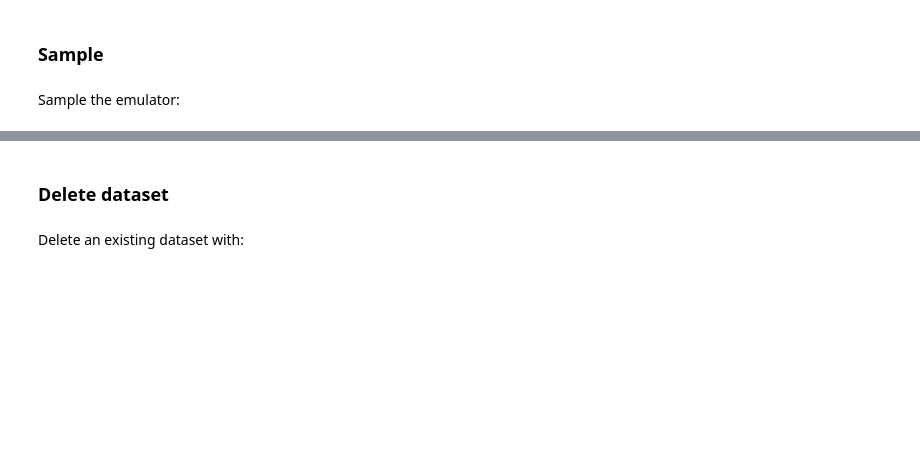
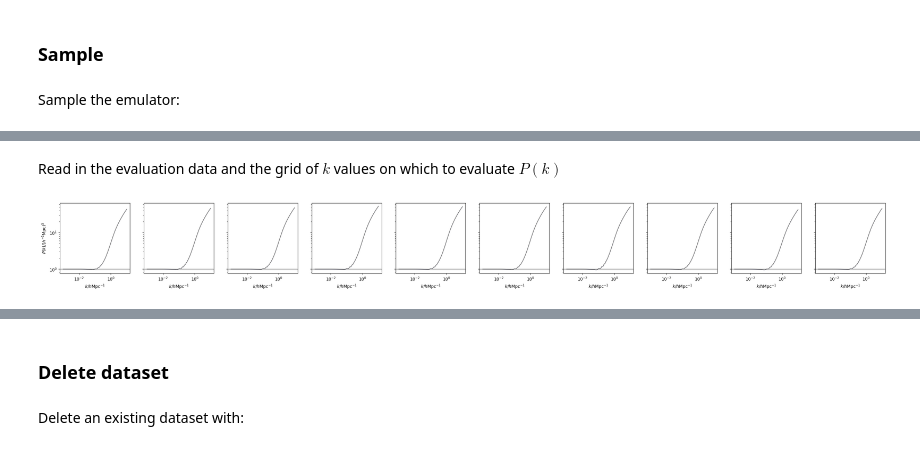
Before and after one commit to digiLab-ai/CosmologicalStructure, a Jupyter notebook: demo.ipynb, the cells around one changed output, grey strips where cells are left out. Cells and saved outputs as stored; diff of their text form; code cells hidden in the pictures; blank space fills up the shorter version.

```diff
--- a/demo.ipynb
+++ b/demo.ipynb
@@ -94,11 +106,3 @@ tl.query_dataset(TRAINING_DATA)
 ### Train
 # %% [markdown]
 Set emulator parameters:
-# %%
-import json
-
-with open(PARAMS_PATH, "r") as f:
-    params = json.load(f)
-params["filename"] = TRAINING_DATA
-
-print(f"params = {json.dumps(params, indent=2)}")
@@ -170,0 +184,44 @@ plt.show()
+# %%
+df_eval_mean, df_eval_std = tl.sample_campaign(EVALUATION_PATH, CAMPAIGN_ID)
+df_train_mean, df_train_std = tl.sample_campaign(DATASET_PATH, CAMPAIGN_ID)
+# %% [markdown]
+Read in the evaluation data and the grid of $k$ values on which to evaluate $P(k)$
+# %%
+df_train = pd.read_csv(DATASET_PATH)
+df_grid = pd.read_csv(GRID_PATH)
+df_eval = pd.read_csv(EVALUATION_PATH)
+# %%
+# Plotting parameters
+nsig = [1, 2]
+alpha_data = 0.5
+alpha_model = 0.5
+plot_band = True
+npow = 10
+
+# Plot power
+plt.subplots(1, npow, figsize=(35., 3.), sharex=True, sharey=True)
+grid = df_grid.iloc[0].values
+for i in range(npow):
+    plt.subplot(1, npow, i+1)
+    if power_ratio:
+        plt.axhline(1., color="black", lw=0.5)
+    eval = df_eval[outputs].iloc[i].values
+    mean = df_eval_mean.iloc[i].values
+    err = df_eval_std.iloc[i].values
+    if power_log:
+        eval = 10**eval
+        mean = 10**mean
+        err = 10**err
+    plt.plot(grid, eval, color="black", alpha=alpha_data)
+    if plot_band:
+        for sig in nsig:
+            plt.fill_between(grid, mean-sig*err, mean+sig*err, color="blue", lw=0., alpha=alpha_model/sig)
+    else:
+        plt.plot(grid, mean, color="blue", alpha=0.5)
+    plt.xlabel(r"$k/h\mathrm{Mpc}^{-1}$")
+    plt.xscale("log")
+    if i==0: plt.ylabel(r"$P(k)/(h^{-1}\mathrm{Mpc})^3$")
+    plt.yscale("log")
+plt.show()
+# %% [output]
+[figure, added]
```
Also changed, not shown: parts of 18 cells of this notebook, 9 other files.
